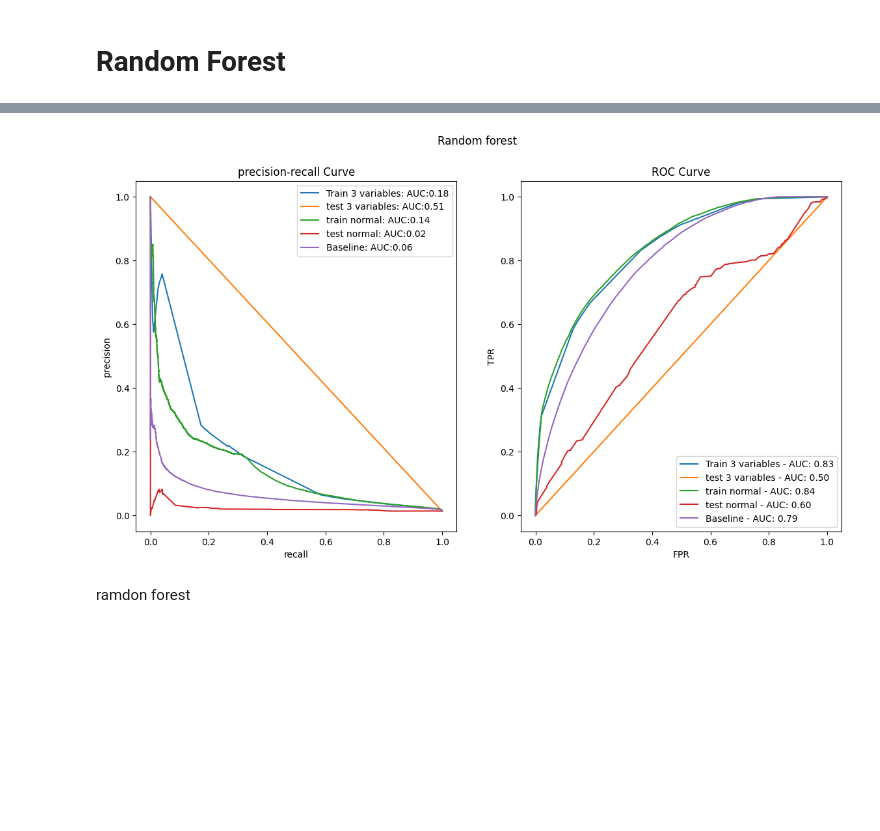
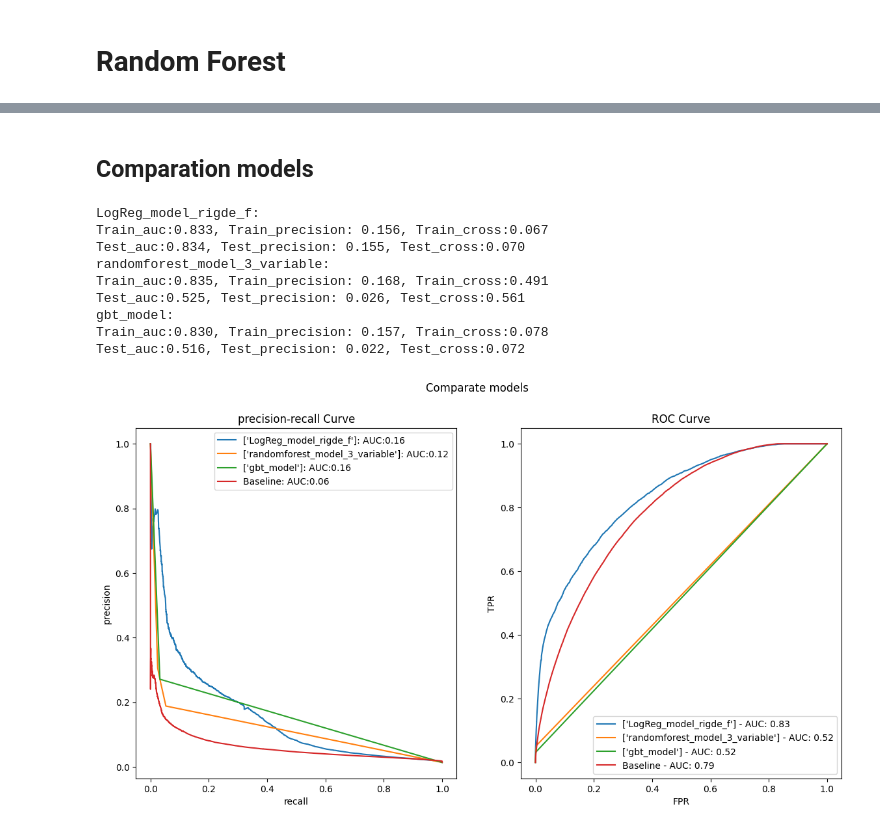
Before and after one commit to MaickMos/data_science_applied, a Jupyter notebook: future_purchase_prediction/model_no_lineal/MVP_Push_Notifications.ipynb, the cells around one changed output, grey strips where cells are left out. Drawn from its saved outputs; the diff is of its cells as text; code cells hidden in the pictures; blank space fills up the shorter version.

```diff
--- a/future_purchase_prediction/model_no_lineal/MVP_Push_Notifications.ipynb
+++ b/future_purchase_prediction/model_no_lineal/MVP_Push_Notifications.ipynb
@@ -169,0 +190,4 @@ x_train = Standardization(scaler,x_train)
+# %%
+xf = x[["ordered_before","global_popularity","abandoned_before"]]
+
+x_train_3, x_test_3, x_valid_3, y_train, y_test, y_valid = slip_data_set(xf,feature_frame_numeric["outcome"])
@@ -293,0 +318,3 @@ weighted avg       0.97      0.99      0.98    432790
+# %%
+df_ = feature_frame[columns_x_train]
+x_train, x_test, x_valid, y_train, y_test, y_valid = slip_data_set(df_,feature_frame_numeric["outcome"])
@@ -368,0 +461,4 @@ weighted avg       0.97      0.02      0.01    432790
+# %%
+gbt_model = GradientBoostingClassifier(n_estimators=100, learning_rate=0.05, max_depth=5)
+
+gbt_model.fit(x_train_3, y_train)
@@ -369,32 +582,42 @@ weighted avg       0.97      0.02      0.01    432790
+# %% [markdown]
+## Comparation models
+# %%
+models = {
+    "LogReg_model_rigde_f":LogReg_model_rigde_f,
+    "randomforest_model_3_variable":randomforest_model_3_variable,
+    "gbt_model":gbt_model
+}
+y_predicts_test=[]
+for model in models:
+    y_predicts_test.append(models[model].predict_proba(x_test_3)[:,1])
 # %%
+n_trees = [5, 10, 100]
 fig1, ax1 = plt.subplots(1,2,figsize=(14,7))
-fig1.suptitle("Random forest")
+fig1.suptitle("Comparate models")
 
-
-y_train_randomforest_model_trhee_variable = randomforest_model_dataset_trhee_variable.predict_proba(x_train_f)[:,1]
-plot_metrics(
-    f"Train 3 variables",y_pred=y_train_randomforest_model_trhee_variable,y_test=y_train,figure=(fig1,ax1)
-)
-
-y_test_randomforest_model_trhee_variable = randomforest_model_dataset_trhee_variable.predict_proba(x_test_f)[:,1]
-plot_metrics(
-    f"test 3 variables",y_pred=y_test_randomforest_model_trhee_variable,y_test=y_test,figure=(fig1,ax1)
-)
-
-y_train_randomforest_model_normal = randomforest_model_dataset_normal.predict_proba(x_train)[:,1]
-plot_metrics(
-    f"train normal",y_pred=y_train_randomforest_model_normal,y_test=y_train,figure=(fig1,ax1)
-)
-
-y_test_randomforest_model_normal = randomforest_model_dataset_normal.predict_proba(x_test)[:,1]
-plot_metrics(
-    f"test normal",y_pred=y_test_randomforest_model_normal,y_test=y_test,figure=(fig1,ax1)
-)
-
+for i, item in enumerate(models.items()):
+    plot_metrics(
+        f"{[item[0]]}",y_pred=y_predicts_test[i],y_test=y_test,figure=(fig1,ax1)
+    )
+    evaluate_model(
+        name=f"{item[0]}",
+        model=item[1],
+        x_train=x_train_3,
+        y_train =y_train,
+        x_test =x_test_3,
+        y_test =y_test
+    )
 plot_metrics(
     f"Baseline",y_pred=feature_frame["global_popularity"],y_test=feature_frame["outcome"],figure=(fig1,ax1)
-    )
+)
 # %% [output]
+LogReg_model_rigde_f:
+Train_auc:0.833, Train_precision: 0.156, Train_cross:0.067
+Test_auc:0.834, Test_precision: 0.155, Test_cross:0.070
+randomforest_model_3_variable:
+Train_auc:0.835, Train_precision: 0.168, Train_cross:0.491
+Test_auc:0.525, Test_precision: 0.026, Test_cross:0.561
+gbt_model:
+Train_auc:0.830, Train_precision: 0.157, Train_cross:0.078
+Test_auc:0.516, Test_precision: 0.022, Test_cross:0.072
-[figure, old version]
+[figure, new version]
-# %% [markdown]
-ramdon forest
```
Also changed, not shown: parts of 48 cells of this notebook, 6 other files.
